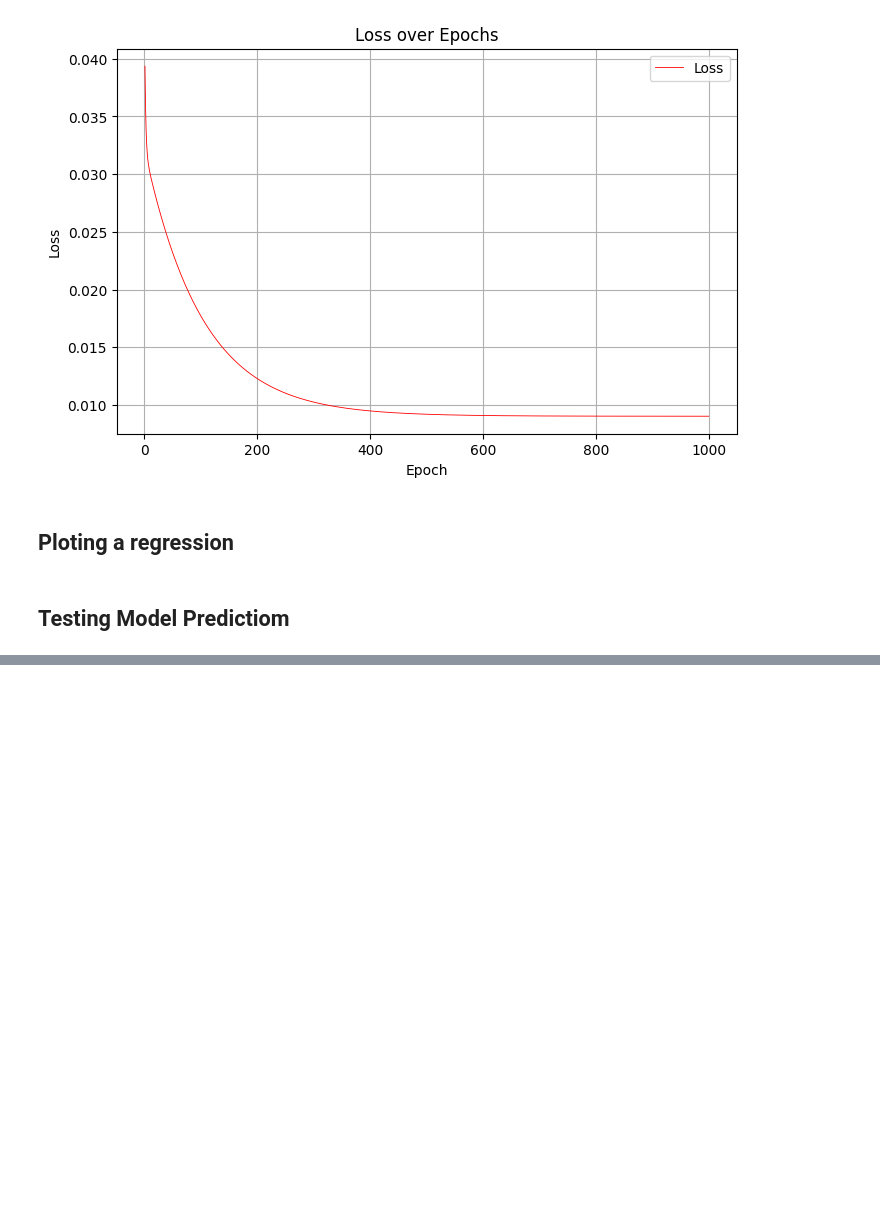
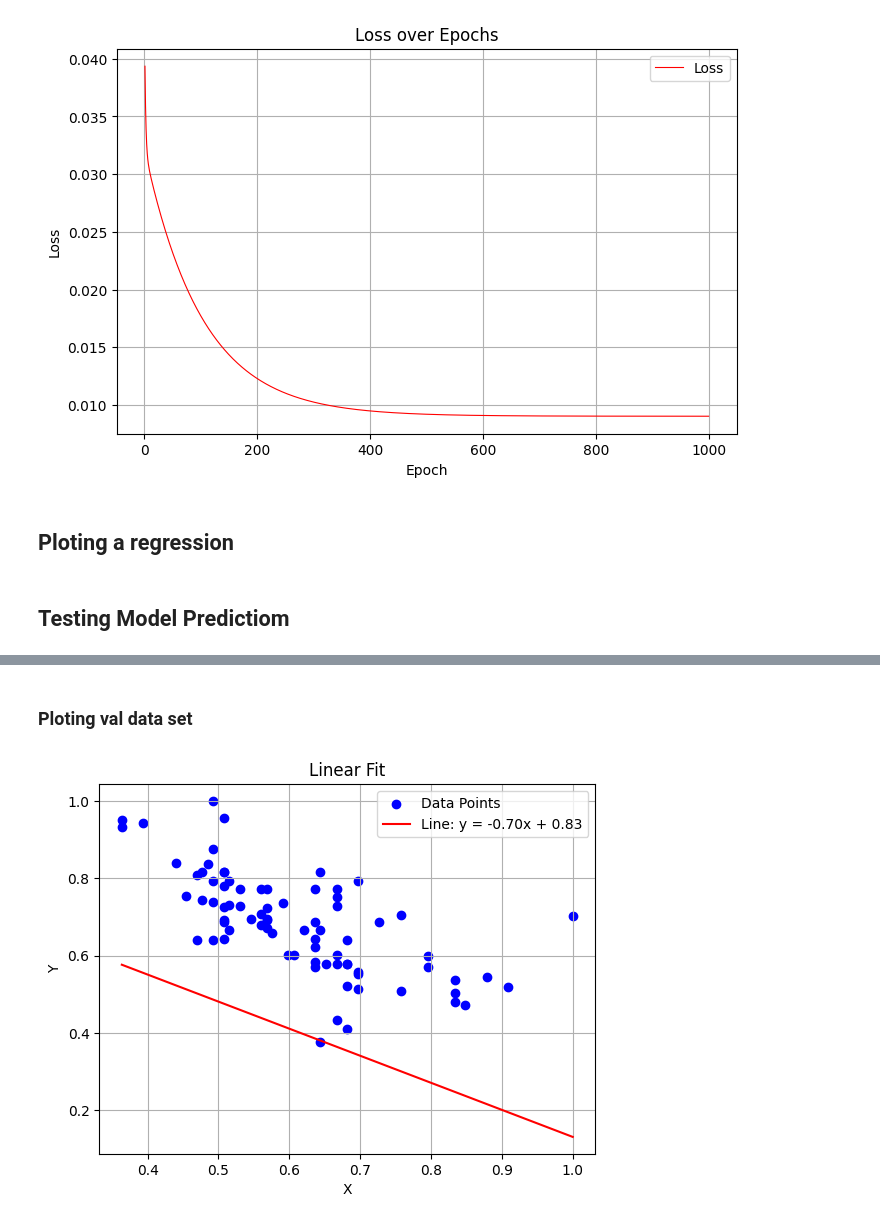
Before and after one commit to xXKeNdAmAmAsTeRXx/ISLP_labs, a Jupyter notebook: applied-Tasks/Chap03-tasks.ipynb, the cells around one changed output, grey strips where cells are left out. Cells and saved outputs as stored; diff of their text form; code cells hidden in the pictures; blank space fills up the shorter version.

```diff
--- a/applied-Tasks/Chap03-tasks.ipynb
+++ b/applied-Tasks/Chap03-tasks.ipynb
@@ -210,0 +211,10 @@ print(y_val)
+# %% [markdown]
+### Ploting val data set
+# %%
+# Normalization
+x_val_n = x_val/x_val.max()
+y_val_n = y_val/y_val.max()
+
+plot_line_on_data(x_val_n, y_val_n, w,b, title="On validation data set")
+# %% [output]
+[figure, added]
```
Also changed, not shown: parts of 11 cells of this notebook, 2 other files.
